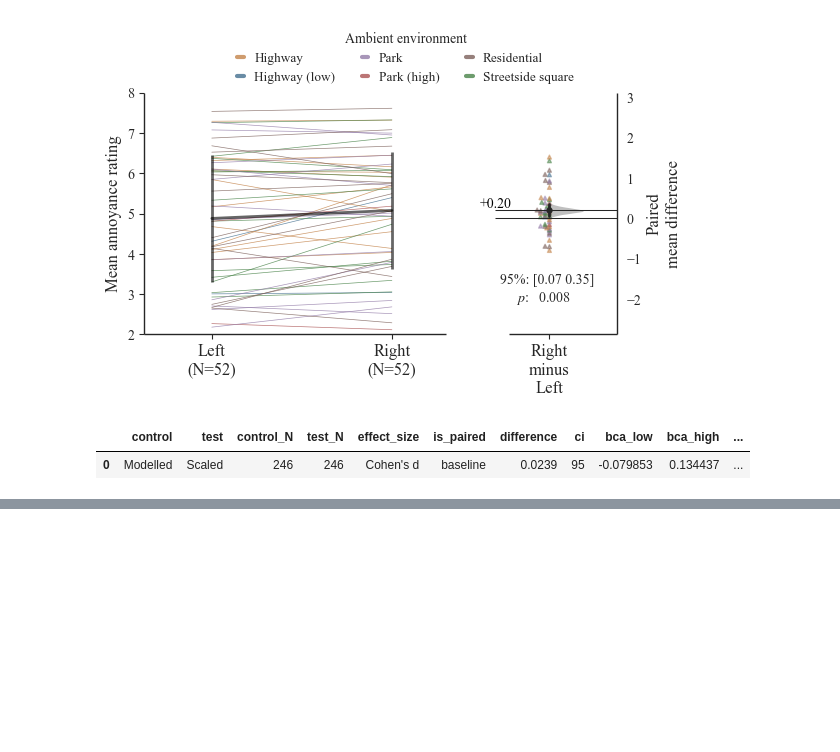
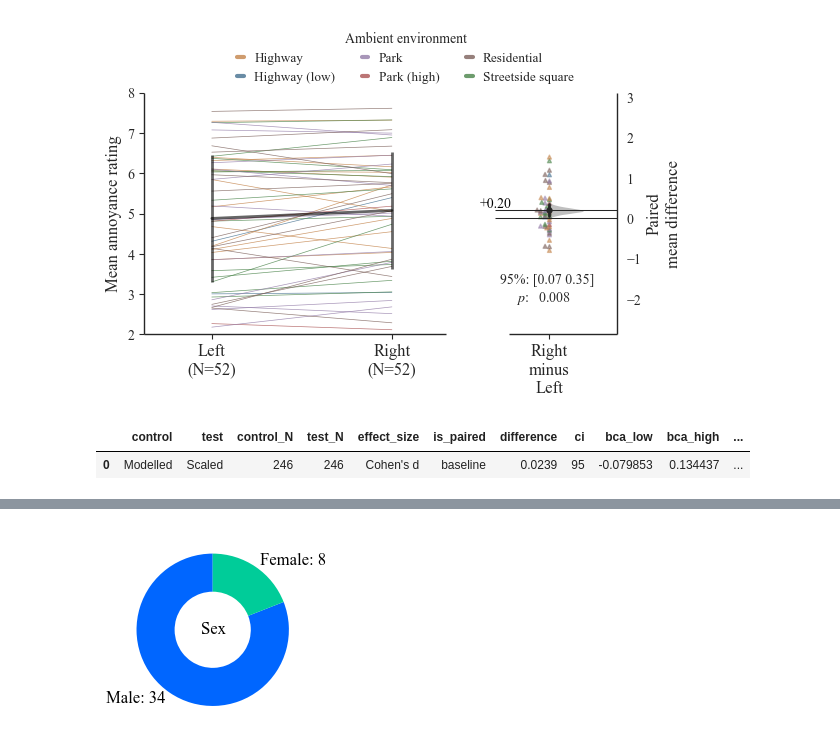
Before and after one commit to acoustics-code-salford/refmap-psychoacoustics, a Jupyter notebook: src/refmap_psychoacoustics/notebooks/refmap_listest2_analysis_sample_outliers+start_dabest.ipynb, the cells around one changed output, grey strips where cells are left out. Drawn from its saved outputs; the diff is of its cells as text; code cells hidden in the pictures; blank space fills up the shorter version.

```diff
--- a/src/refmap_psychoacoustics/notebooks/refmap_listest2_analysis_sample_outliers+start_dabest.ipynb
+++ b/src/refmap_psychoacoustics/notebooks/refmap_listest2_analysis_sample_outliers+start_dabest.ipynb
@@ -785,0 +801,22 @@ dataloadBL.cohens_d.statistical_tests
+# %%
+# Sex
+
+sizes = postTestResponses['Sex'].value_counts().values
+labels = postTestResponses['Sex'].value_counts().index + ": " +  sizes.astype(str)
+
+fig, ax = plt.subplots(figsize=(2.5, 2.5))
+ax.pie(sizes, labels=labels, wedgeprops=dict(width=0.5), startangle=90,
+       colors=mycolours, textprops={'fontsize': 12})
+ax.text(x=-0.15, y=-0.05, s="Sex", fontsize=12)
+
+if saveplots:
+    filename = "SampleSex"
+
+    plt.savefig(os.path.join(outFigPath, "pdf", filename + ".pdf"),
+       format='pdf')
+
+    plt.savefig(os.path.join(outFigPath, "svg", filename + ".svg"),
+       format='svg')
+plt.show()
+# %% [output]
+[figure, added]
```
Also changed, not shown: parts of 21 cells of this notebook, 2 other files.
